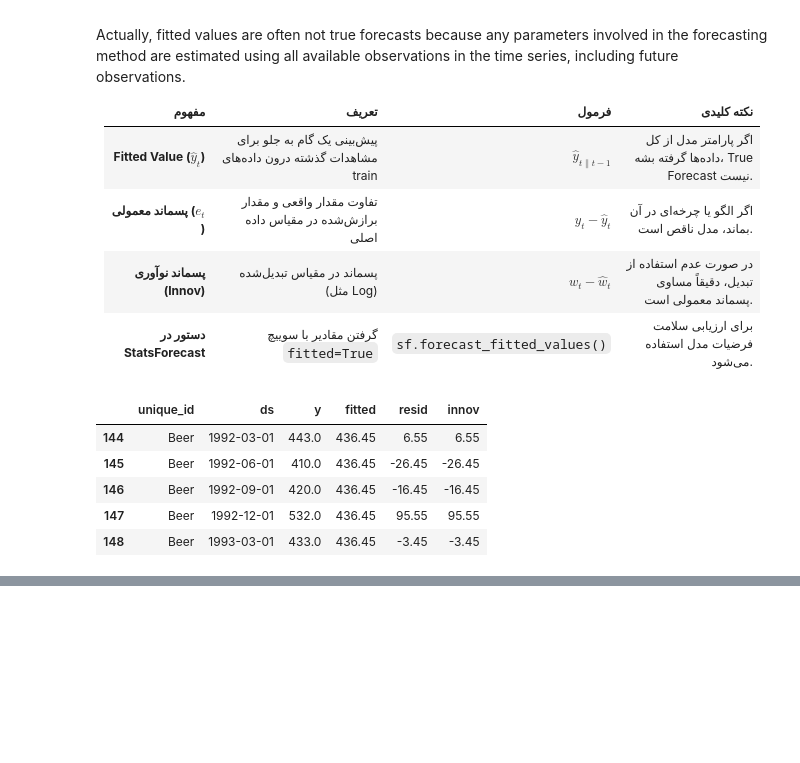
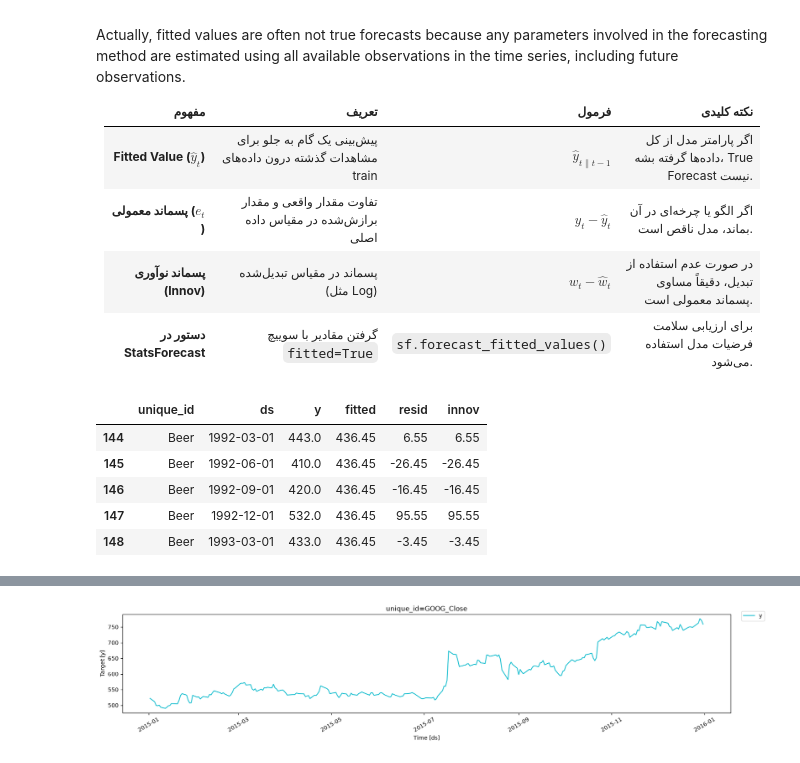
Before and after one commit to Minajamfum/forecasting, a Jupyter notebook: chapter5.ipynb, the cells around one changed output, grey strips where cells are left out. Cells and saved outputs as stored; diff of their text form; code cells hidden in the pictures; blank space fills up the shorter version.

```diff
--- a/chapter5.ipynb
+++ b/chapter5.ipynb
@@ -340,0 +360,10 @@ df.head()
+# %%
+gafa_stock = pd.read_csv("C:\\Users\\dell\\forecasting\\gafa_stock.csv", parse_dates=["ds"])
+
+goog_df = gafa_stock.loc[lambda x : x["unique_id"] == "GOOG_Close"]
+
+train = goog_df.loc[lambda x: x["ds"].dt.year == 2015]
+
+plot_series(train)
+# %% [output]
+[figure, added]
```
Also changed, not shown: parts of 7 cells of this notebook.
